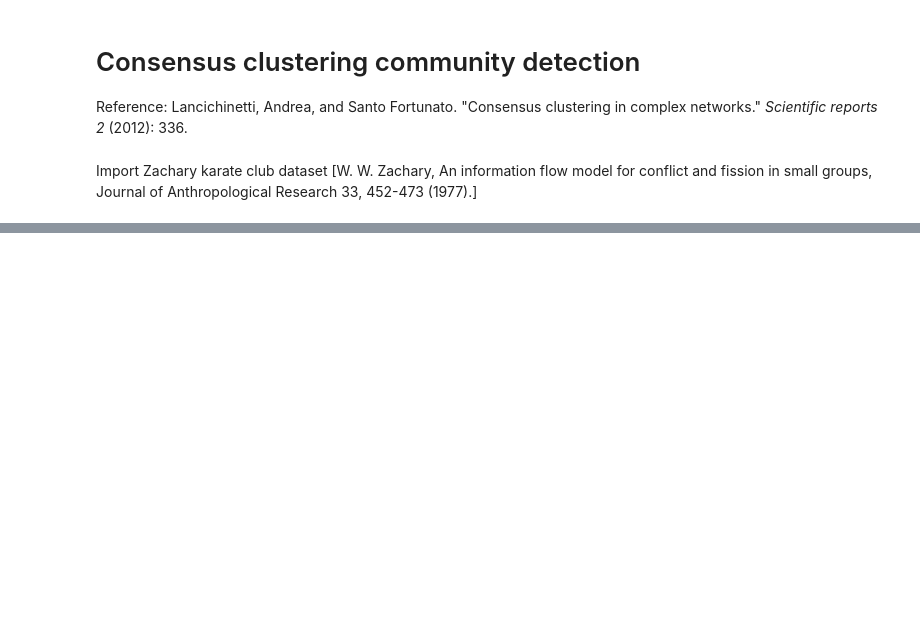
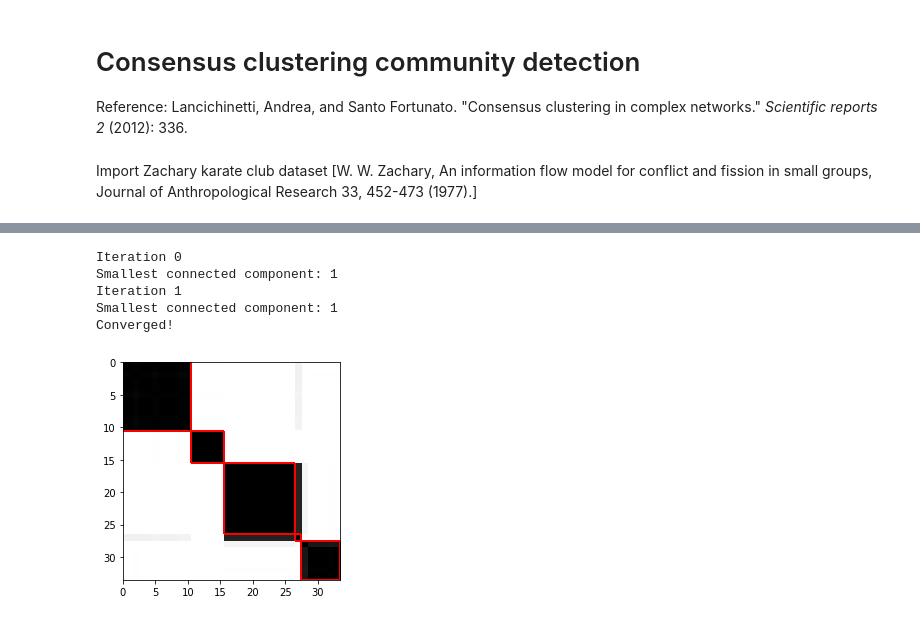
Before and after one commit to PhD-Dafne/network-tools, a Jupyter notebook: notebooks/Consensus.ipynb, the cells around one changed output, grey strips where cells are left out. Drawn from its saved outputs; the diff is of its cells as text; code cells hidden in the pictures; blank space fills up the shorter version.

```diff
--- a/notebooks/Consensus.ipynb
+++ b/notebooks/Consensus.ipynb
@@ -27,5 +33,13 @@ cons1_karate, part1_karate = consensus.consensus_partition(g_karate, verbose=Tru
 # %%
 cons2_karate, part2_karate = consensus.consensus_partition(g_karate, threshold=0.9, verbose=True)
+communities.plot_sorted_adjacency(cons2_karate, part2_karate)
+# %% [output]
+Iteration 0
+Smallest connected component: 1
+Iteration 1
+Smallest connected component: 1
+Converged!
+[figure, added]
 # %%
 adj = np.array(g_karate.get_adjacency().data)
 communities.plot_sorted_adjacency(adj, part2_karate)
```
Also changed, not shown: parts of 18 cells of this notebook, 4 other files.
